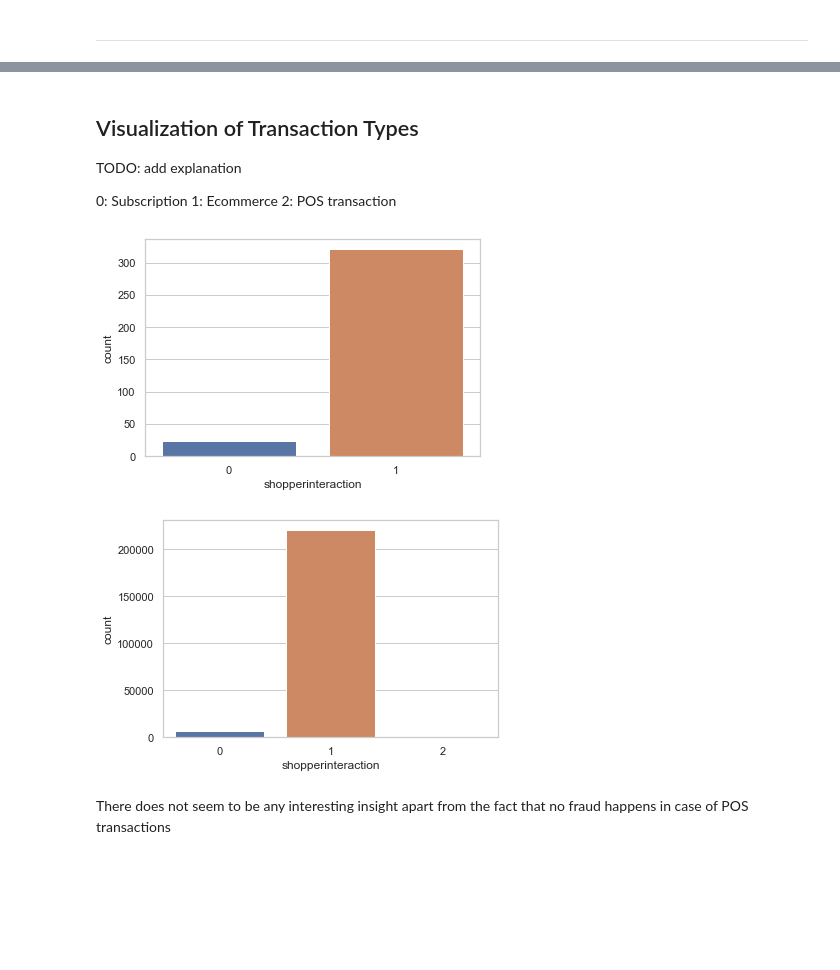
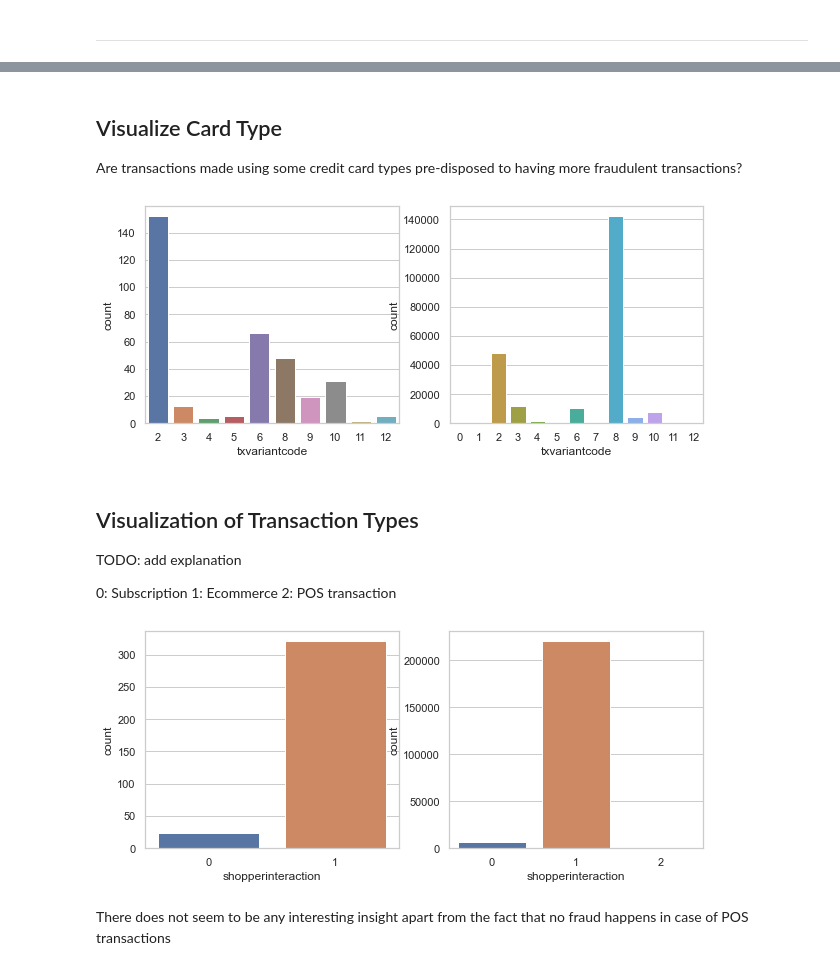
Before and after one commit to sharwinbobde/cyber-data-analytics, a Jupyter notebook: Part 1/Part1.ipynb, the cells around one changed output, grey strips where cells are left out. Saved outputs shown, nothing was run; the diff lists cells and outputs as text; code cells hidden in the pictures; blank space fills up the shorter version.

```diff
--- a/Part 1/Part1.ipynb
+++ b/Part 1/Part1.ipynb
@@ -156,3 +159,0 @@ sns.boxplot(x="amount_eur", data=df[df.simple_journal == 1])
-# %%
-sns.set(style="whitegrid")
-sns.boxplot(x="amount_eur", data=df[df.simple_journal == 0])
@@ -240,3 +221,16 @@ plt.show()
+# %% [markdown]
+## Visualize Card Type
+
+Are transactions made using some credit card types pre-disposed to having more fraudulent transactions?
+# %%
+f, (ax1, ax2) = plt.subplots(1, 2,figsize =(10, 4))
+
+sns.countplot(data=df[df.simple_journal == 1], x="txvariantcode", ax=ax1)
+
+sns.countplot(data=df[df.simple_journal == 0], x="txvariantcode", ax=ax2)
+plt.show()
+# %% [output]
+[figure, added]
 # %% [markdown]
 ## Visualization of Transaction Types
 
@@ -246,14 +240,14 @@ TODO: add explanation
 1: Ecommerce
 2: POS transaction
 # %%
-sns.countplot(data=df[df.simple_journal == 1], x="shopperinteraction")
+f, (ax1, ax2) = plt.subplots(1, 2,figsize =(10, 4))
+
+sns.countplot(data=df[df.simple_journal == 1], x="shopperinteraction", ax=ax1)
+
+sns.countplot(data=df[df.simple_journal == 0], x="shopperinteraction", ax=ax2)
 plt.show()
-
-sns.countplot(data=df[df.simple_journal == 0], x="shopperinteraction")
-plt.show()
 # %% [output]
-[figure, old version]
+[figure, new version]
-[figure, removed]
 # %% [markdown]
 There does not seem to be any interesting insight apart from the fact that no fraud happens in case of POS transactions
 # %% [markdown]
```
Also changed, not shown: parts of 39 cells of this notebook, 2 other files.
